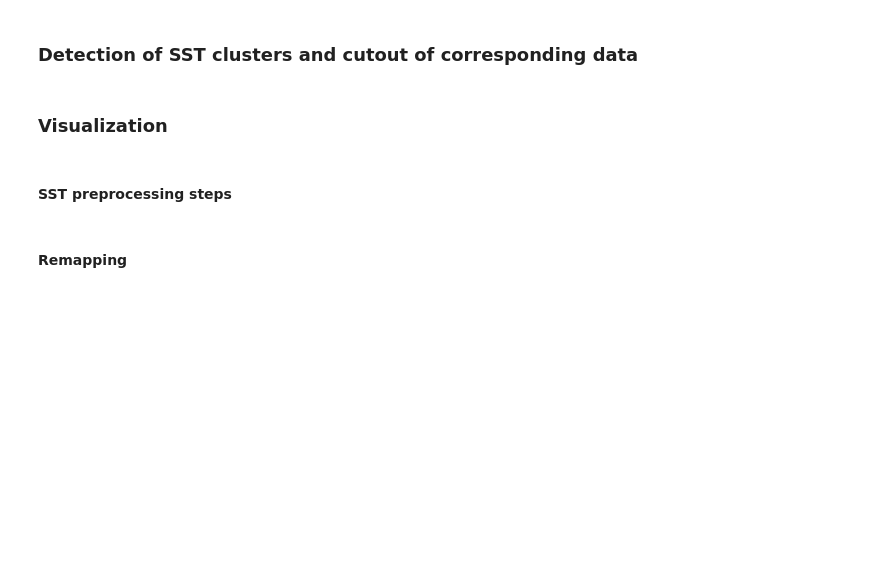
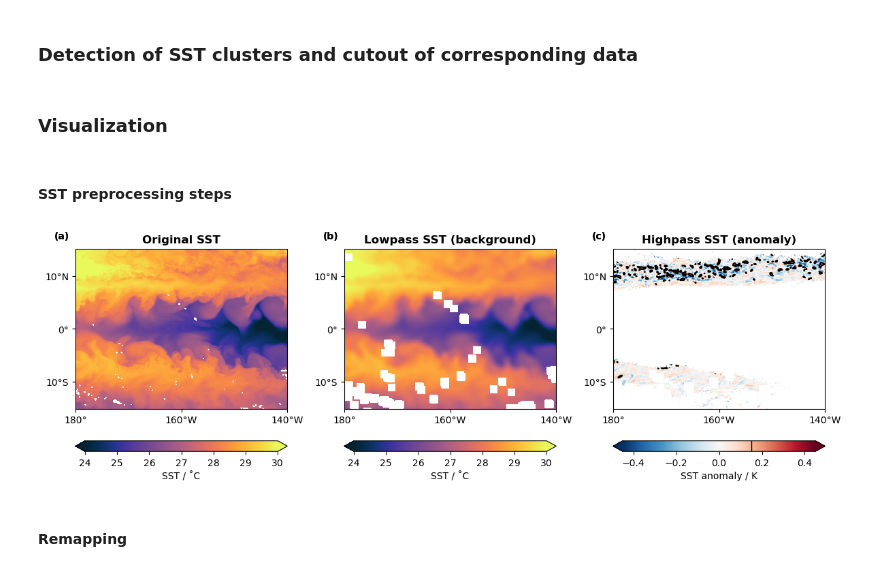
Before and after one commit to HF7weatherman/pycompo, a Jupyter notebook: examples/build_composite_step-by-step.ipynb, the cells around one changed output. Drawn from its saved outputs; the diff is of its cells as text; code cells hidden in the pictures; blank space fills up the shorter version.

Commit message:
Update visualizations.

```diff
--- a/examples/build_composite_step-by-step.ipynb
+++ b/examples/build_composite_step-by-step.ipynb
@@ -149,6 +148,89 @@ field_significane = pcsig.get_field_significance(pvalue, alpha_FDR=0.1)
 ### Visualization
 # %% [markdown]
 #### SST preprocessing steps
+# %%
+import matplotlib.pyplot as plt
+import cmocean
+import cartopy.crs as ccrs
+import cartopy.mpl.ticker as tck
+import hfplot.figure.figure as hffig
+
+# User settings of spatiotemporal plotting area
+lat_slice = slice(0, 10)
+lat_slice = slice(-15, 15)
+lon_slice = slice(-170, -160)
+lon_slice = slice(-180, -140)
+time_index = 0
+threshold = config['feature']['threshold']
+
+_, axs = hffig.init_subfig(
+    style=None, asprat=(12, 5), nrow=1, ncol=3, sharex=True,
+    proj=ccrs.Mercator(central_longitude=-160)
+    )
+
+ano_range = (-3 * threshold, 3 * threshold)
+ano_cmap = 'RdBu_r'
+
+dset_plot = dset_filter.isel(time=time_index).sel(lat=lat_slice, lon=lon_slice)
+rainbelt_plot = rainbelt.isel(time=time_index).sel(lat=lat_slice, lon=lon_slice)
+# filled contour plots
+(dset_plot['ts']-273.15).plot(
+    ax=axs[0, 0], vmin=24, vmax=30, cmap=cmocean.cm.thermal, extend='both',
+    cbar_kwargs={'orientation': 'horizontal', 'label': 'SST / ˚C', 'pad': 0.1},
+    transform=ccrs.PlateCarree(),
+    ) # type: ignore
+axs[0, 0].set_title('Original SST', weight='bold')
+
+(dset_plot[f'ts_bg']-273.15).plot(
+    ax=axs[0, 1], vmin=24, vmax=30, cmap=cmocean.cm.thermal, extend='both',
+    cbar_kwargs={'orientation': 'horizontal', 'label': 'SST / ˚C', 'pad': 0.1},
+    transform=ccrs.PlateCarree(),
+    ) # type: ignore
+axs[0, 1].set_title('Lowpass SST (background)', weight='bold')
+
+im = dset_plot[f'ts_ano'].where(rainbelt_plot).plot(
+    ax=axs[0, 2], vmin=ano_range[0], vmax=ano_range[1], cmap=ano_cmap,
+    extend='both', cbar_kwargs={'orientation': 'horizontal', 'label': 'SST anomaly / K', 'pad': 0.1},
+    transform=ccrs.PlateCarree(),
+    ) # type: ignore
+cbar = im.colorbar
+cbar.ax.axvline(0.15, color='k', linewidth=1)
+axs[0, 2].set_title('Highpass SST (anomaly)', weight='bold')
+
+# overlay contour lines for anomalies
+axs[0, 2].contour(
+    dset_plot['lon'], dset_plot['lat'], dset_plot[f'ts_ano'].where(rainbelt_plot),
+    levels=[threshold], colors='k', transform=ccrs.PlateCarree()
+    )
+
+for i in range(0, 3):
+#    axs[0, i].contour(
+#        dset_plot['lon'], dset_plot['lat'], dset_plot[f'ts_ano'],
+#        levels=[threshold], colors='k', transform=ccrs.PlateCarree()
+#        )
+    axs[0, i].set_xticks(np.arange(-180, -139, 20), crs=ccrs.PlateCarree())
+    axs[0, i].set_yticks(np.arange(-10, 11, 10), crs=ccrs.PlateCarree())
+
+    axs[0, i].xaxis.set_major_formatter(tck.LongitudeFormatter())
+    axs[0, i].yaxis.set_major_formatter(tck.LatitudeFormatter())
+
+    axs[0, i].set_xlabel(None)
+    axs[0, i].set_ylabel(None)
+
+axs[0, 0].text(-0.1, 1.05, f"(a)", transform=axs[0, 0].transAxes, fontweight="bold", ha='left', va='bottom')
+axs[0, 1].text(-0.1, 1.05, f"(b)", transform=axs[0, 1].transAxes, fontweight="bold", ha='left', va='bottom')
+axs[0, 2].text(-0.1, 1.05, f"(c)", transform=axs[0, 2].transAxes, fontweight="bold", ha='left', va='bottom')
+
+plt.tight_layout()
+outpath = Path(
+    f'/home/m/m300738/project_TRR181L4/plots/sst_feature_composites/'
+    )
+outpath.mkdir(parents=True, exist_ok=True)
+outfile = Path(f'visualization_bandpass_rb.png')
+plt.savefig(str(outpath/outfile), dpi=600)
+plt.show()
+# %% [output]
+[figure, added]
 # %%
 if config['detrend']['switch']:
     # User settings of spatiotemporal plotting area
```
Also changed, not shown: parts of 8 cells of this notebook.
